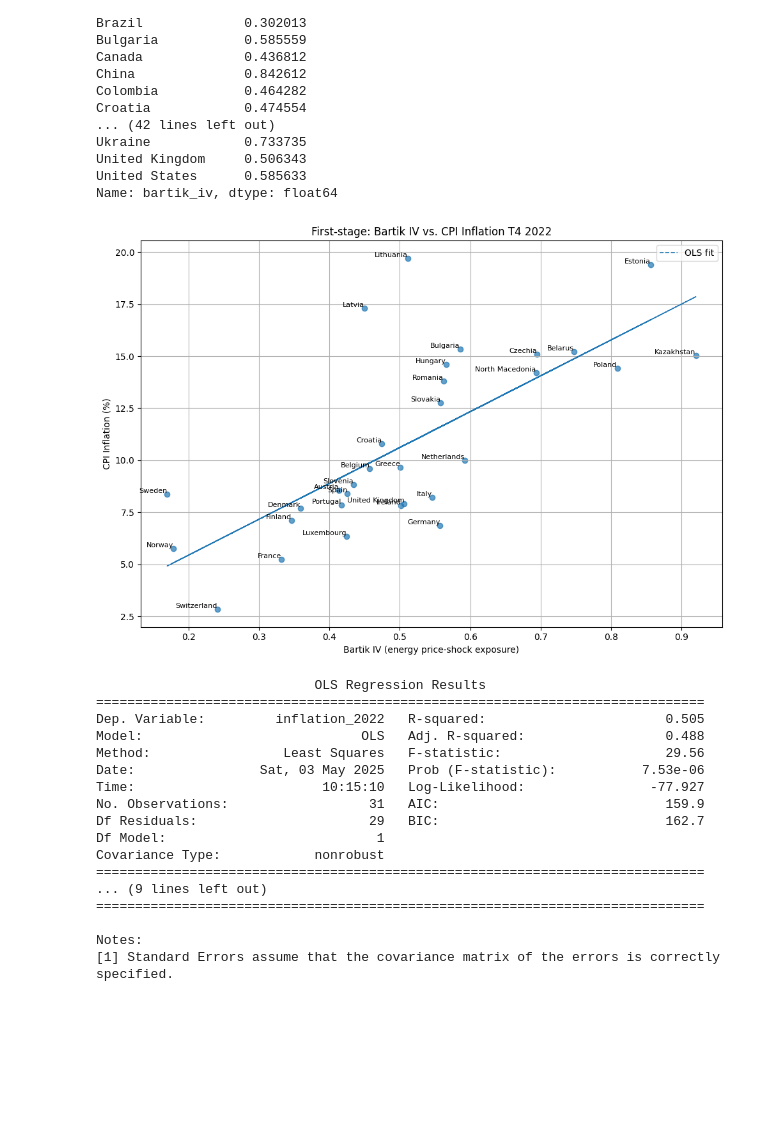
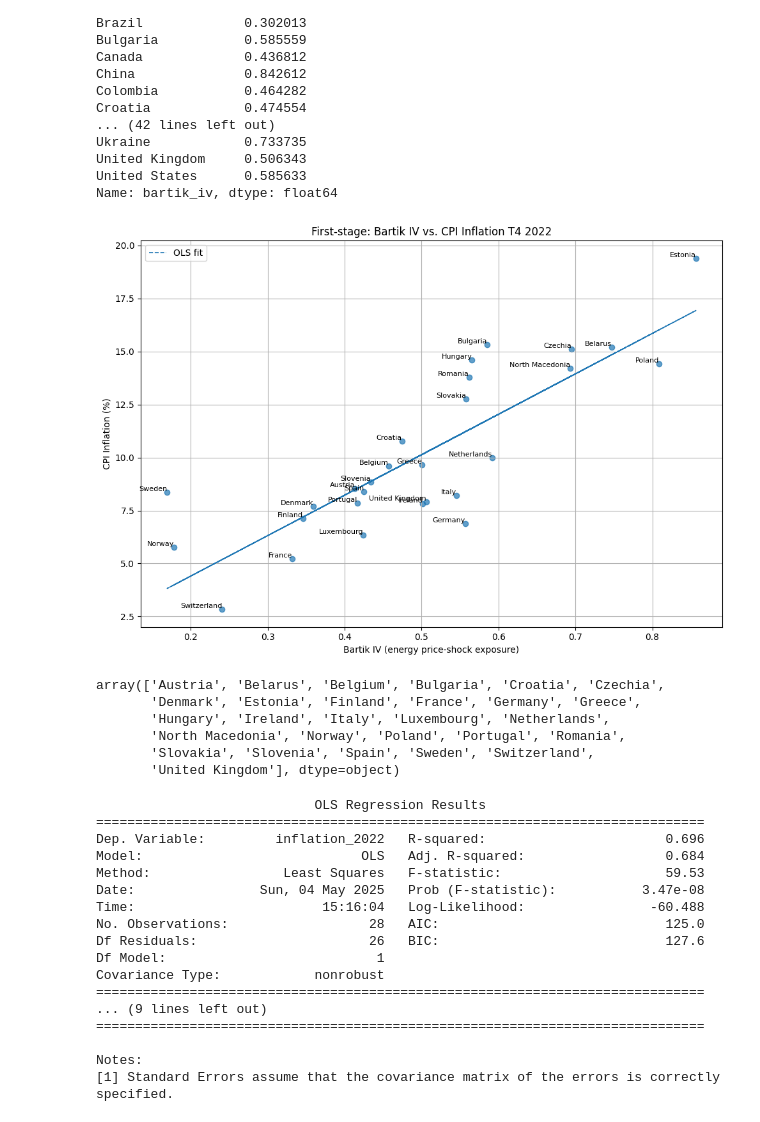
Before and after one commit to JeanLucaSchindler/CAPSTONE, a Jupyter notebook: Design/bartikIV.ipynb, the cells around one changed output. Drawn from its saved outputs; the diff is of its cells as text; code cells hidden in the pictures; blank space fills up the shorter version.

```diff
--- a/Design/bartikIV.ipynb
+++ b/Design/bartikIV.ipynb
@@ -121,7 +135,6 @@ name_map = {
     'Russia': 'Russian Federation',
     'Slovakia': 'Slovak Republic',
     'Taiwan': 'Taiwan, China',
-    'Turkey': 'Turkiye',
 }
 bartik['wb_country'] = bartik['country'].replace(name_map)
 
@@ -135,43 +148,54 @@ merged = merged[merged['inflation_2022'] <= 30]
 
 europe_or_nearby = [
     "Austria", "Belarus", "Belgium", "Bulgaria", "Croatia", "Czechia",
-    "Denmark", "Estonia", "Finland", "France", "Germany", "Greece",
-    "Hungary", "Ireland", "Italy", "Kazakhstan", "Latvia", "Lithuania",
+    "Denmark", "Finland", "France", "Germany", "Greece",
+    "Hungary", "Ireland", "Italy", "Estonia",
     "Luxembourg", "Netherlands", "North Macedonia", "Norway", "Poland",
     "Portugal", "Romania", "Slovakia", "Slovenia", "Spain", "Sweden",
-    "Switzerland", "Turkey", "United Kingdom"]
+    "Switzerland", "United Kingdom"]
+
+# outliers: "Kazakhstan", "Latvia", "Lithuania", "Estonia"
 
 merged = merged[merged['country'].isin(europe_or_nearby)]
 
 # ---------- 5. Plot with country names ----------
 x = merged['bartik_iv'].values
 y = merged['inflation_2022'].values
 names = merged['country'].values
 
 
 
 # Fit OLS line
 m, b = np.polyfit(x, y, 1)
 
 plt.figure(figsize=(10, 7))
 plt.scatter(x, y, alpha=0.7)
 
 # Label each point
 for i, name in enumerate(names):
     plt.text(x[i], y[i], name, fontsize=8, ha='right', va='bottom')
 
 # Plot fitted line
 plt.plot(x, m * x + b, linestyle='--', linewidth=1.2, label='OLS fit')
 
 plt.title("First-stage: Bartik IV vs. CPI Inflation T4 2022")
 plt.xlabel("Bartik IV (energy price-shock exposure)")
 plt.ylabel("CPI Inflation (%)")
 plt.grid(True)
 plt.tight_layout()
 plt.legend()
 plt.show()
 # %% [output]
-[figure, old version]
+[figure, new version]
+# %%
+names
+# %% [output]
+array(['Austria', 'Belarus', 'Belgium', 'Bulgaria', 'Croatia', 'Czechia',
+       'Denmark', 'Estonia', 'Finland', 'France', 'Germany', 'Greece',
+       'Hungary', 'Ireland', 'Italy', 'Luxembourg', 'Netherlands',
+       'North Macedonia', 'Norway', 'Poland', 'Portugal', 'Romania',
+       'Slovakia', 'Slovenia', 'Spain', 'Sweden', 'Switzerland',
+       'United Kingdom'], dtype=object)
 # %%
 import statsmodels.api as sm
 
@@ -195,13 +219,13 @@ print(regression_summary)
 # %% [output]
                             OLS Regression Results
 ==============================================================================
-Dep. Variable:         inflation_2022   R-squared:                       0.505
-Model:                            OLS   Adj. R-squared:                  0.488
-Method:                 Least Squares   F-statistic:                     29.56
-Date:                Sat, 03 May 2025   Prob (F-statistic):           7.53e-06
-Time:                        10:15:10   Log-Likelihood:                -77.927
-No. Observations:                  31   AIC:                             159.9
-Df Residuals:                      29   BIC:                             162.7
+Dep. Variable:         inflation_2022   R-squared:                       0.696
+Model:                            OLS   Adj. R-squared:                  0.684
+Method:                 Least Squares   F-statistic:                     59.53
+Date:                Sun, 04 May 2025   Prob (F-statistic):           3.47e-08
+Time:                        15:16:04   Log-Likelihood:                -60.488
+No. Observations:                  28   AIC:                             125.0
+Df Residuals:                      26   BIC:                             127.6
 Df Model:                           1
 Covariance Type:            nonrobust
 ==============================================================================
```
Also changed, not shown: parts of 3 cells of this notebook, 7 other files.
